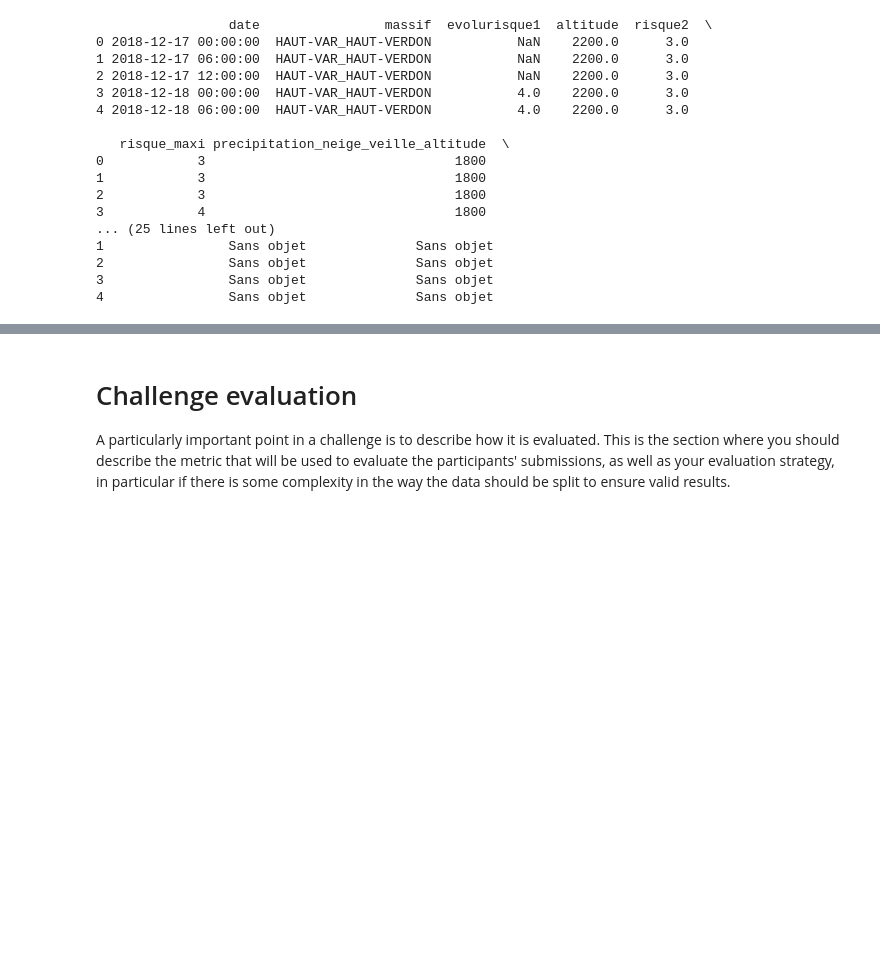
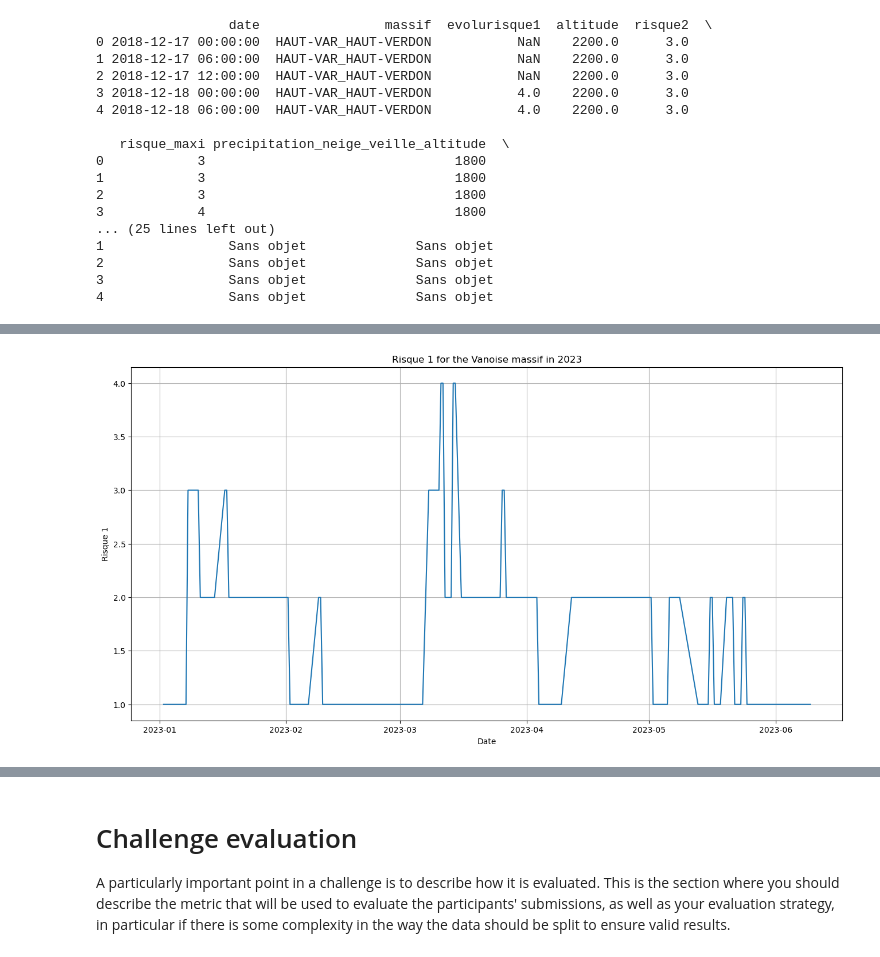
Before and after one commit to adevilde/avalanches_prediction, a Jupyter notebook: avalanche_starting_kit.ipynb, the cells around one changed output, grey strips where cells are left out. Saved outputs shown, nothing was run; the diff lists cells and outputs as text; code cells hidden in the pictures; blank space fills up the shorter version.

```diff
--- a/avalanche_starting_kit.ipynb
+++ b/avalanche_starting_kit.ipynb
@@ -319,0 +329,12 @@ print(df_final.head())
+# %%
+# Plot the risque 1 for the Vanoise massif in 2023
+vanoise_2023 = df_transformed_massifs['VANOISE'][df_transformed_massifs['VANOISE']['date'].dt.year == 2023]
+plt.figure(figsize=(16,8))
+plt.plot(vanoise_2023['date'], vanoise_2023['risque1'])
+plt.xlabel('Date')
+plt.ylabel('Risque 1')
+plt.title('Risque 1 for the Vanoise massif in 2023')
+plt.grid()
+plt.show()
+# %% [output]
+[figure, added]
```
Also changed, not shown: parts of 6 cells of this notebook.
